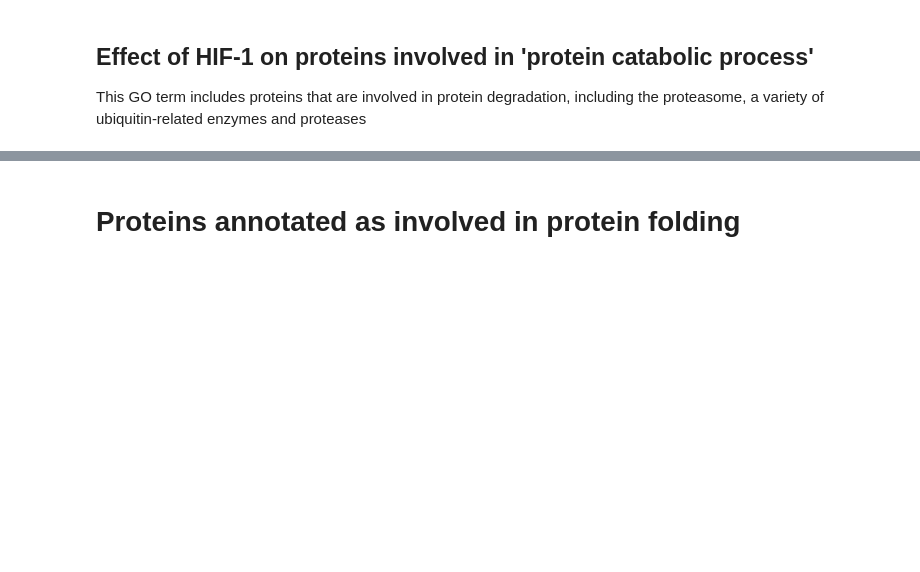
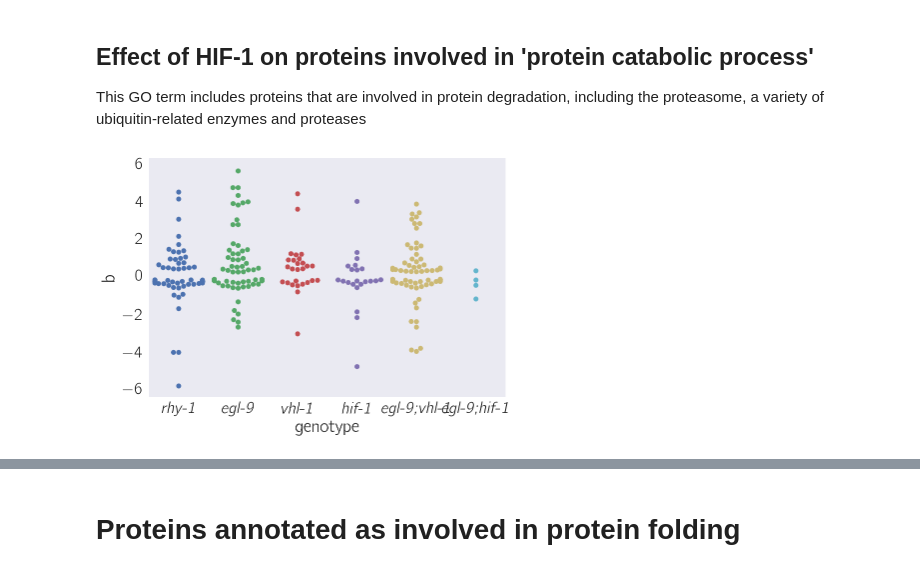
Before and after one commit to WormLabCaltech/mprsq, a Jupyter notebook: src/Pathway Overview of the pan-hif-1 transcriptome.ipynb, the cells around one changed output, grey strips where cells are left out. Saved outputs shown, nothing was run; the diff lists cells and outputs as text; code cells hidden in the pictures; blank space fills up the shorter version.

```diff
--- a/src/Pathway Overview of the pan-hif-1 transcriptome.ipynb
+++ b/src/Pathway Overview of the pan-hif-1 transcriptome.ipynb
@@ -194,5 +303,7 @@ plt.ylabel(r'\beta')
 ## Effect of HIF-1 on proteins involved in 'protein catabolic process'
 This GO term includes proteins that are involved in protein degradation, including the proteasome, a variety of ubiquitin-related enzymes and proteases
 # %%
-ax, negregproteolysis = plotting.plot_by_term('protein catabolic process GO:0030163',
-                                              df=tidy_data, kind='go')
+ax, negregproteolysis = seqplotter.plot_by_term('protein catabolic process GO:0030163',
+                                                df=tidy_data, kind='go')
+# %% [output]
+[figure, added]
```
Also changed, not shown: parts of 35 cells of this notebook, 59 other files.
